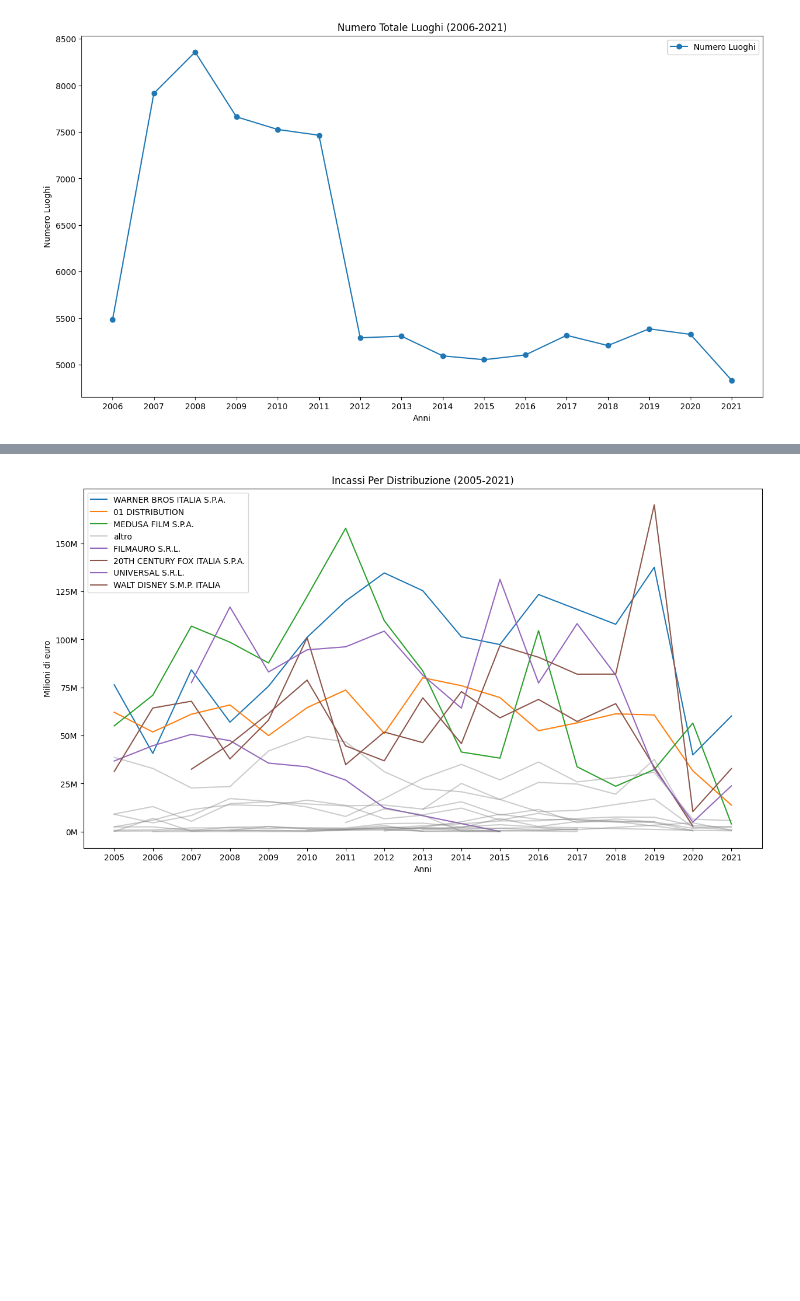
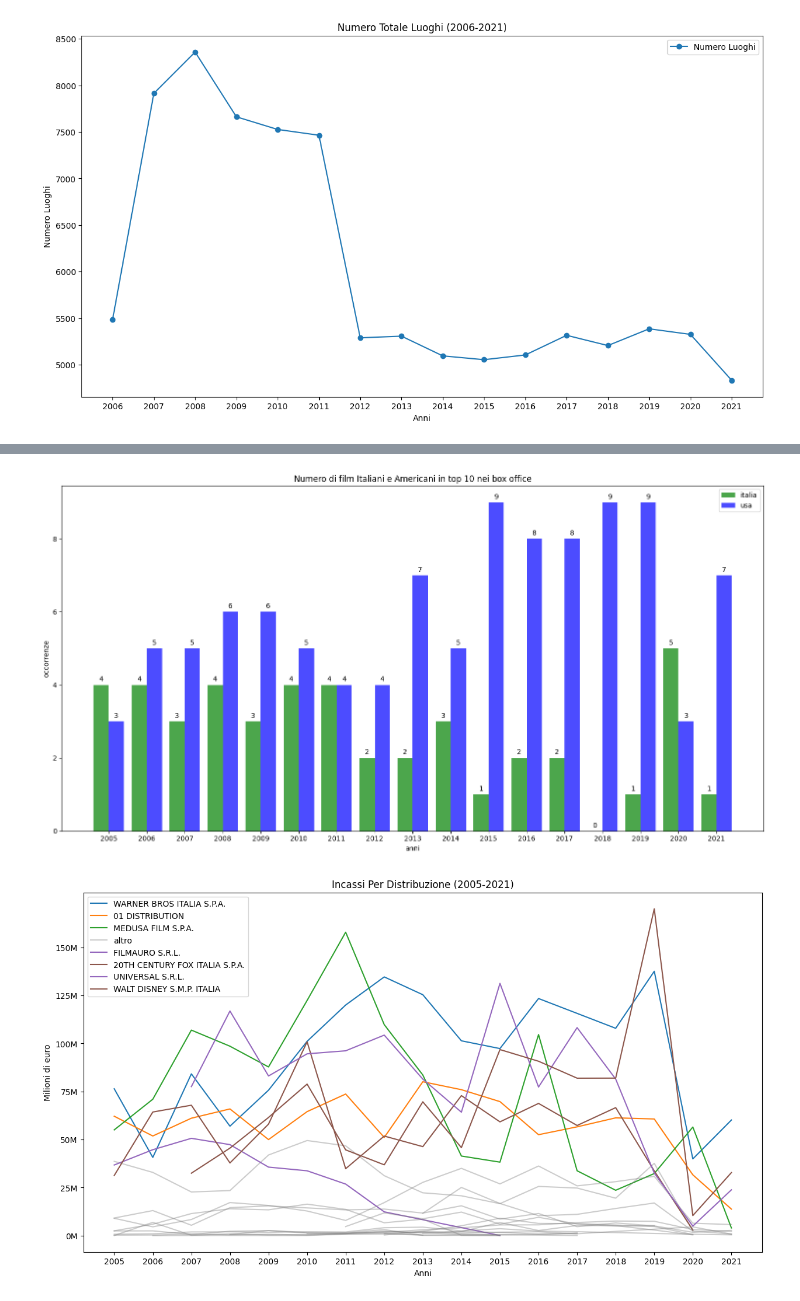
Before and after one commit to GitCass01/italian-cinemas-sciviz, a Jupyter notebook: Progetto.ipynb, the cells around one changed output, grey strips where cells are left out. Cells and saved outputs as stored; diff of their text form; code cells hidden in the pictures; blank space fills up the shorter version.

```diff
--- a/Progetto.ipynb
+++ b/Progetto.ipynb
@@ -220,3 +250,30 @@ plt.show()
+# %%
+labels = np.arange(2005, 2022)
+x = np.arange(len(itas))
+
+fig, ax = plt.subplots(figsize=(15,8))
+
+width = 0.4
+
+rects1 = ax.bar(x - width/2, itas, width=width, color='green', label='italia', alpha=.7)
+rects2 = ax.bar(x + width/2, usas, width=width, color='blue', label='usa', alpha=.7)
+
+ax.set_ylabel('occorrenze')
+ax.set_xlabel('anni')
+ax.set_title('Numero di film Italiani e Americani in top 10 nei box office')
+ax.set_xticks(x, labels)
+plt.legend()
+
+ax.bar_label(rects1, padding=3)
+ax.bar_label(rects2, padding=3)
+
+fig.tight_layout()
+
+plt.savefig('Dati_Cinema_Italiani/plots/Ita_Usa_occ_top10_groupbarchart.png', bbox_inches='tight')
+
+plt.show()
+# %% [output]
+[figure, added]
 # %%
 # INCASSI PER DISTRIBUZIONE 2005-2021
 # INCASSI FILM IN ITALIA PER NAZIONE
```
Also changed, not shown: parts of 2 cells of this notebook, 4 other files.
